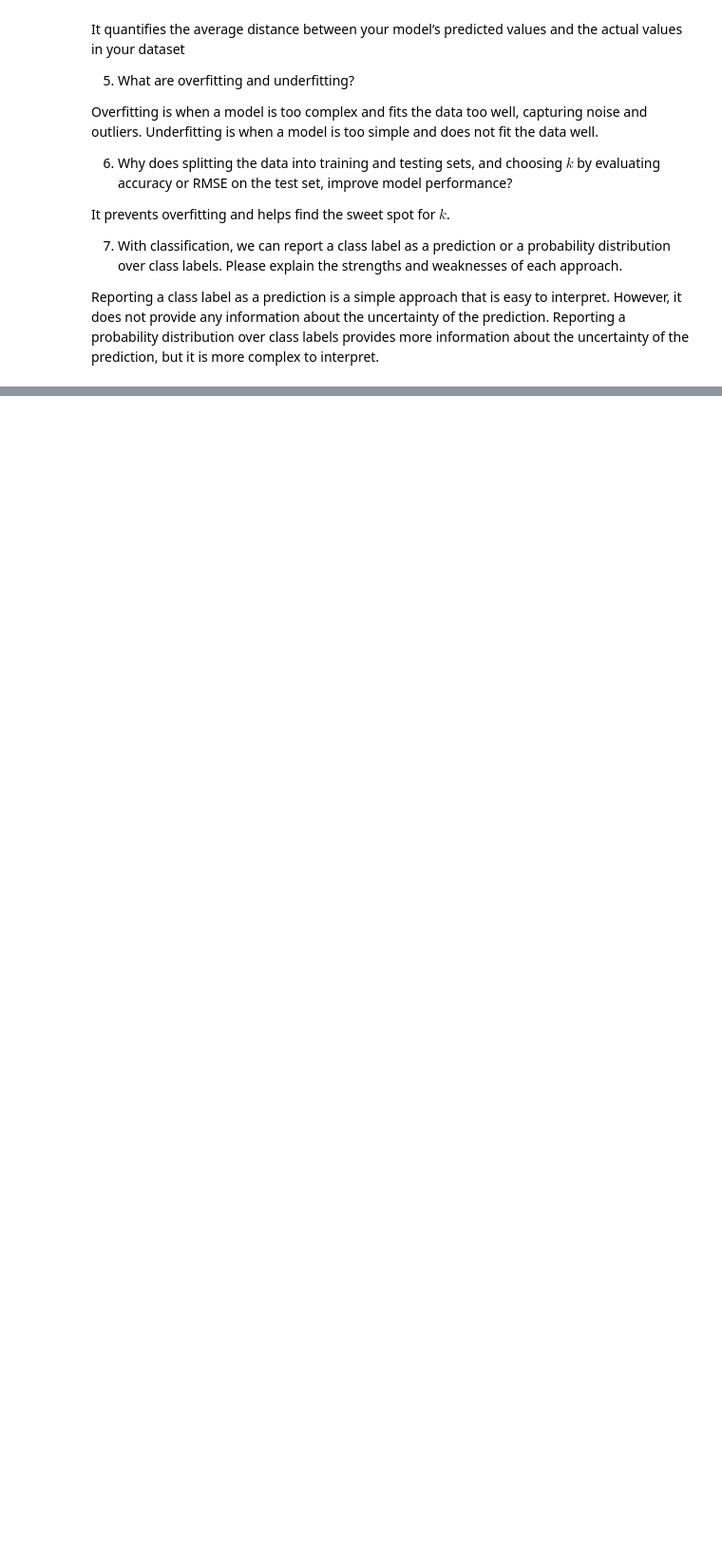
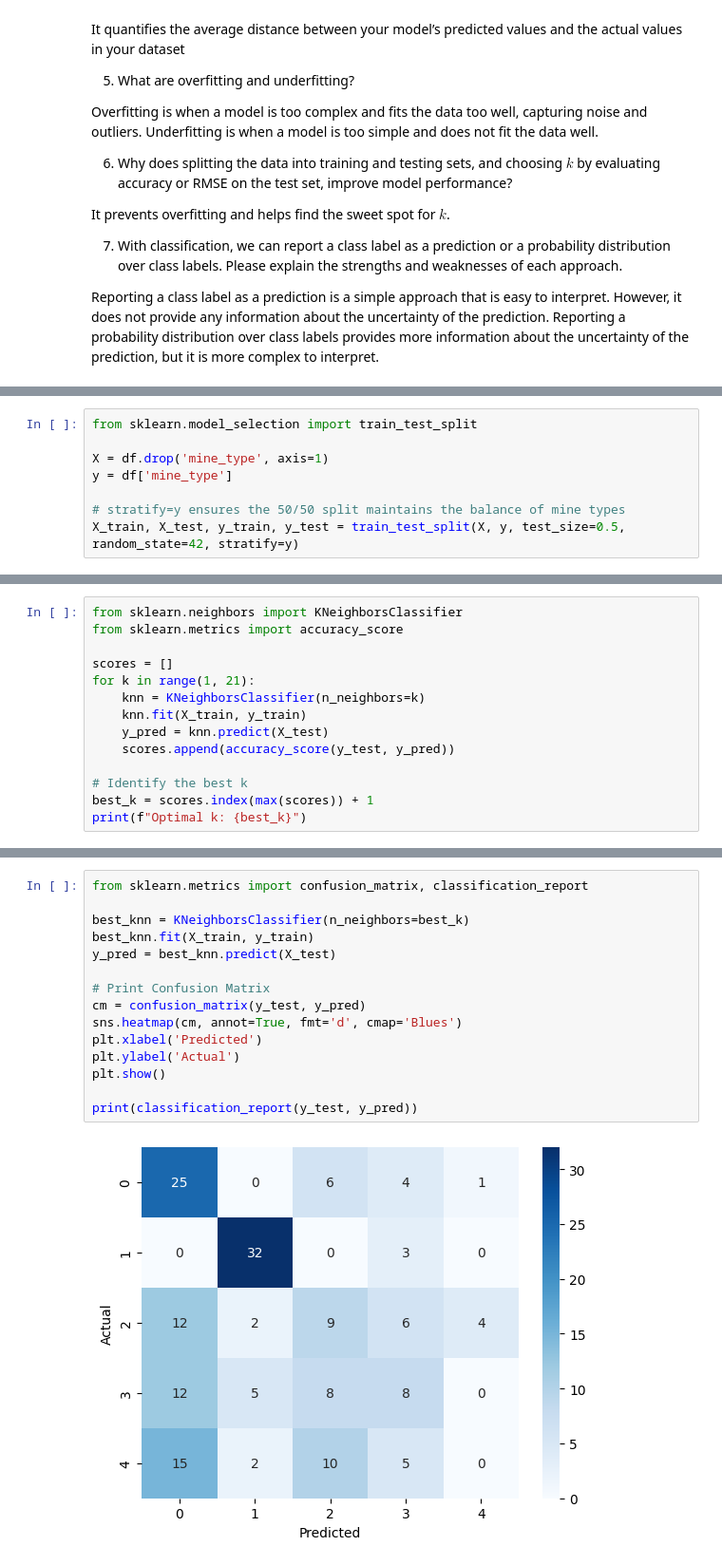
Before and after one commit to wilsonfredbeck7/undergrad_ml_assignments, a Jupyter notebook: 02_assignment_knn.ipynb, the cells around one changed output, grey strips where cells are left out. Shown at 95% size. Drawn from its saved outputs; the diff is of its cells as text; blank space fills up the shorter version.

```diff
--- a/02_assignment_knn.ipynb
+++ b/02_assignment_knn.ipynb
@@ -44,0 +79,8 @@ The data consists of a label, `mine_type`, taking integer values 1 to 5, and thr
+# %%
+from sklearn.model_selection import train_test_split
+
+X = df.drop('mine_type', axis=1)
+y = df['mine_type']
+
+# stratify=y ensures the 50/50 split maintains the balance of mine types
+X_train, X_test, y_train, y_test = train_test_split(X, y, test_size=0.5, random_state=42, stratify=y)
@@ -44,0 +90,14 @@ The data consists of a label, `mine_type`, taking integer values 1 to 5, and thr
+# %%
+from sklearn.neighbors import KNeighborsClassifier
+from sklearn.metrics import accuracy_score
+
+scores = []
+for k in range(1, 21):
+    knn = KNeighborsClassifier(n_neighbors=k)
+    knn.fit(X_train, y_train)
+    y_pred = knn.predict(X_test)
+    scores.append(accuracy_score(y_test, y_pred))
+
+# Identify the best k
+best_k = scores.index(max(scores)) + 1
+print(f"Optimal k: {best_k}")
@@ -44,0 +109,17 @@ The data consists of a label, `mine_type`, taking integer values 1 to 5, and thr
+# %%
+from sklearn.metrics import confusion_matrix, classification_report
+
+best_knn = KNeighborsClassifier(n_neighbors=best_k)
+best_knn.fit(X_train, y_train)
+y_pred = best_knn.predict(X_test)
+
+# Print Confusion Matrix
+cm = confusion_matrix(y_test, y_pred)
+sns.heatmap(cm, annot=True, fmt='d', cmap='Blues')
+plt.xlabel('Predicted')
+plt.ylabel('Actual')
+plt.show()
+
+print(classification_report(y_test, y_pred))
+# %% [output]
+[figure, added]
```
Also changed, not shown: parts of 32 cells of this notebook.
